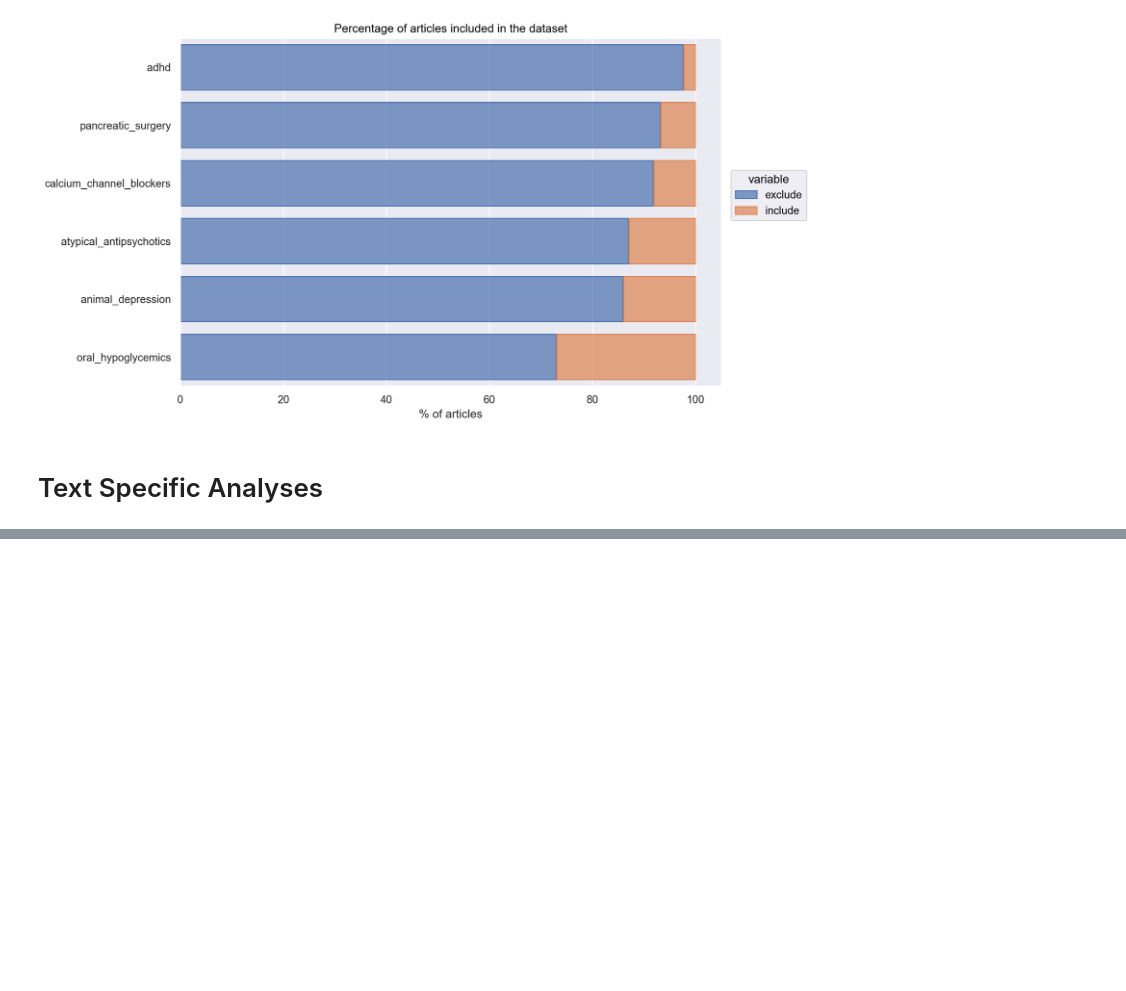
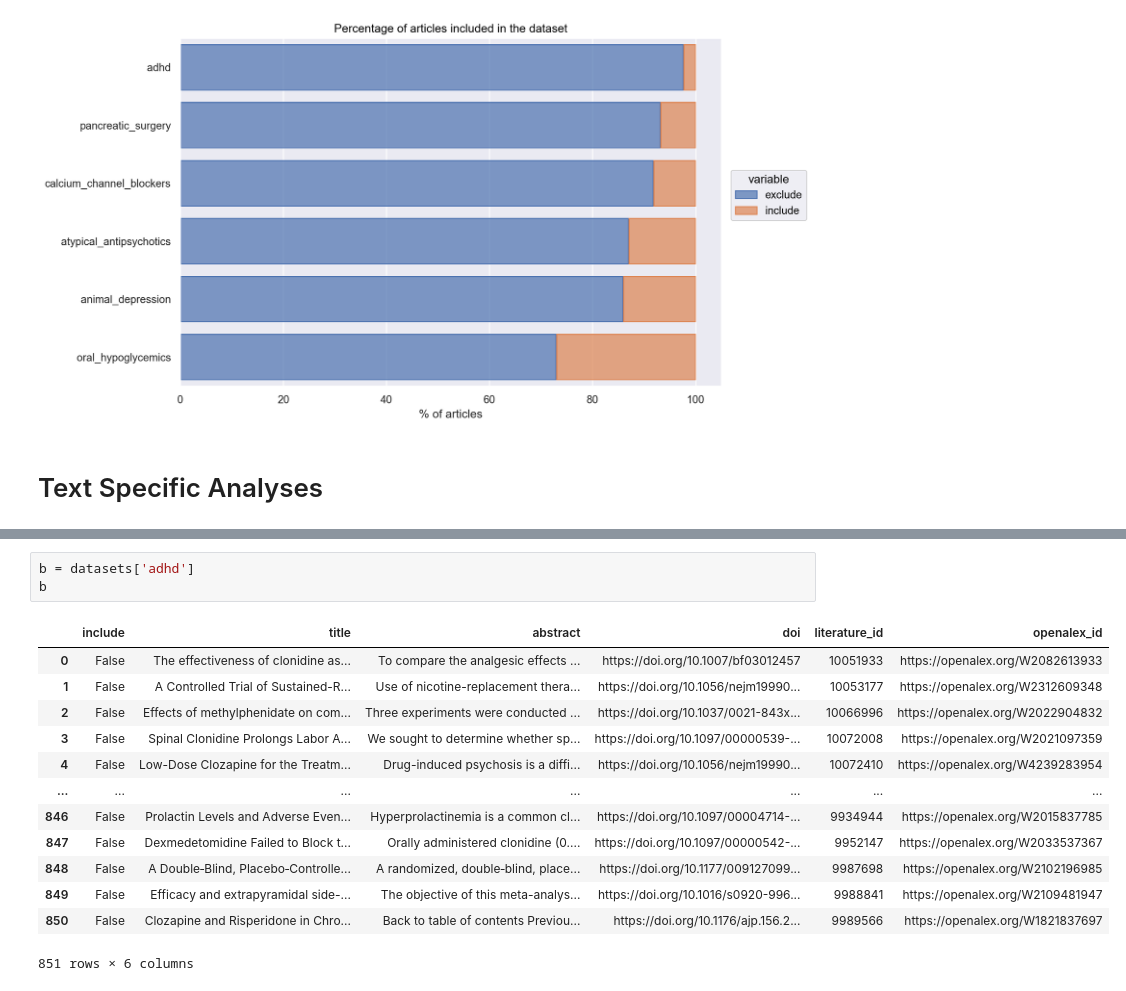
Before and after one commit to MarcoAigner/automated_title_abstract_screening, a Jupyter notebook: chapters/notebooks/3_2_preparation/3_2_2_analysis/3_2_2_analysis.ipynb, the cells around one changed output, grey strips where cells are left out. Cells and saved outputs as stored; diff of their text form; blank space fills up the shorter version.

Commit message:
begin /w special characteristics analysis

```diff
--- a/chapters/notebooks/3_2_preparation/3_2_2_analysis/3_2_2_analysis.ipynb
+++ b/chapters/notebooks/3_2_preparation/3_2_2_analysis/3_2_2_analysis.ipynb
@@ -182,0 +381,17 @@ distributions_melted
+# %%
+b = datasets['adhd']
+b
+# %% [output]
+|  | include | title | abstract | doi | literature_id | openalex_id |
+| 0 | False | The effectiveness of clonidine as... | To compare the analgesic effects ... | https://doi.org/10.1007/bf03012457 | 10051933 | https://openalex.org/W2082613933 |
+| 1 | False | A Controlled Trial of Sustained-R... | Use of nicotine-replacement thera... | https://doi.org/10.1056/nejm19990... | 10053177 | https://openalex.org/W2312609348 |
+| 2 | False | Effects of methylphenidate on com... | Three experiments were conducted ... | https://doi.org/10.1037/0021-843x... | 10066996 | https://openalex.org/W2022904832 |
+| 3 | False | Spinal Clonidine Prolongs Labor A... | We sought to determine whether sp... | https://doi.org/10.1097/00000539-... | 10072008 | https://openalex.org/W2021097359 |
+| 4 | False | Low-Dose Clozapine for the Treatm... | Drug-induced psychosis is a diffi... | https://doi.org/10.1056/nejm19990... | 10072410 | https://openalex.org/W4239283954 |
+| ... | ... | ... | ... | ... | ... | ... |
+| 846 | False | Prolactin Levels and Adverse Even... | Hyperprolactinemia is a common cl... | https://doi.org/10.1097/00004714-... | 9934944 | https://openalex.org/W2015837785 |
+| 847 | False | Dexmedetomidine Failed to Block t... | Orally administered clonidine (0.... | https://doi.org/10.1097/00000542-... | 9952147 | https://openalex.org/W2033537367 |
+| 848 | False | A Double‐Blind, Placebo‐Controlle... | A randomized, double‐blind, place... | https://doi.org/10.1177/009127099... | 9987698 | https://openalex.org/W2102196985 |
+| 849 | False | Efficacy and extrapyramidal side-... | The objective of this meta-analys... | https://doi.org/10.1016/s0920-996... | 9988841 | https://openalex.org/W2109481947 |
+| 850 | False | Clozapine and Risperidone in Chro... | Back to table of contents Previou... | https://doi.org/10.1176/ajp.156.2... | 9989566 | https://openalex.org/W1821837697 |
+851 rows × 6 columns
```
Also changed, not shown: parts of 48 cells of this notebook.
